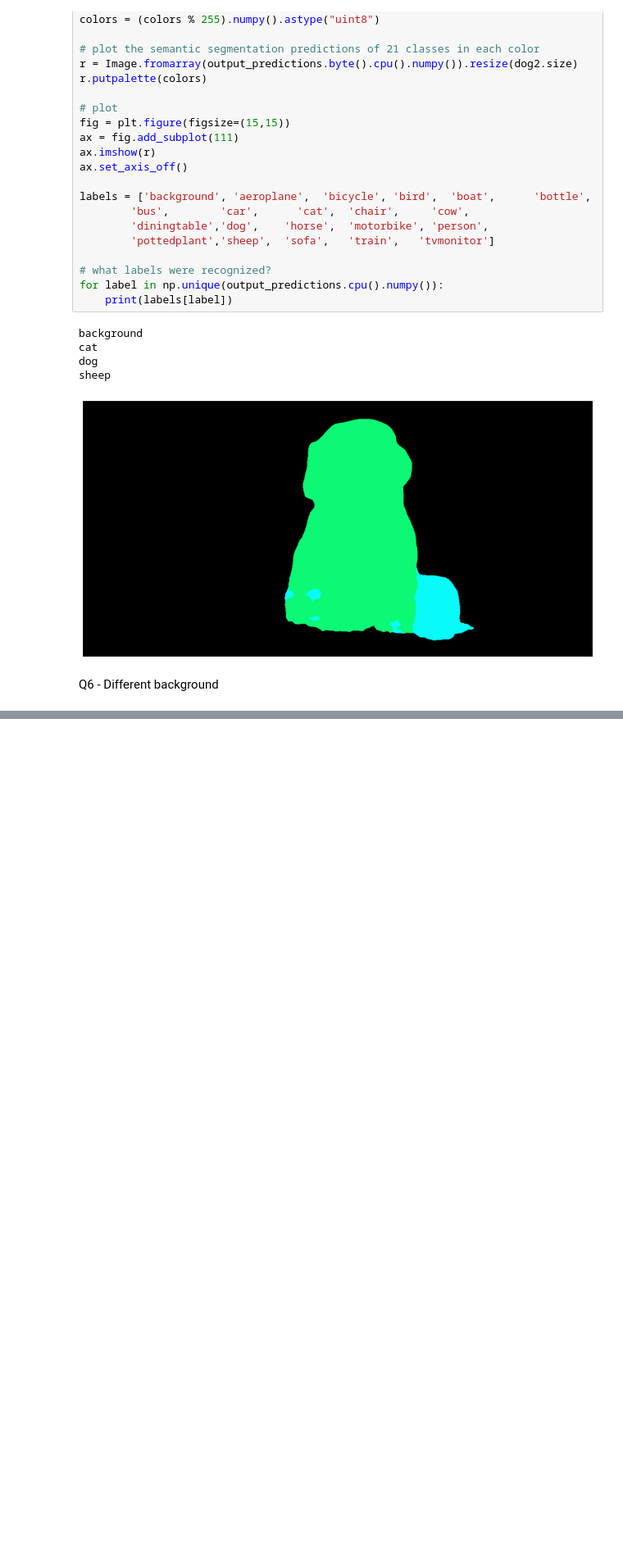
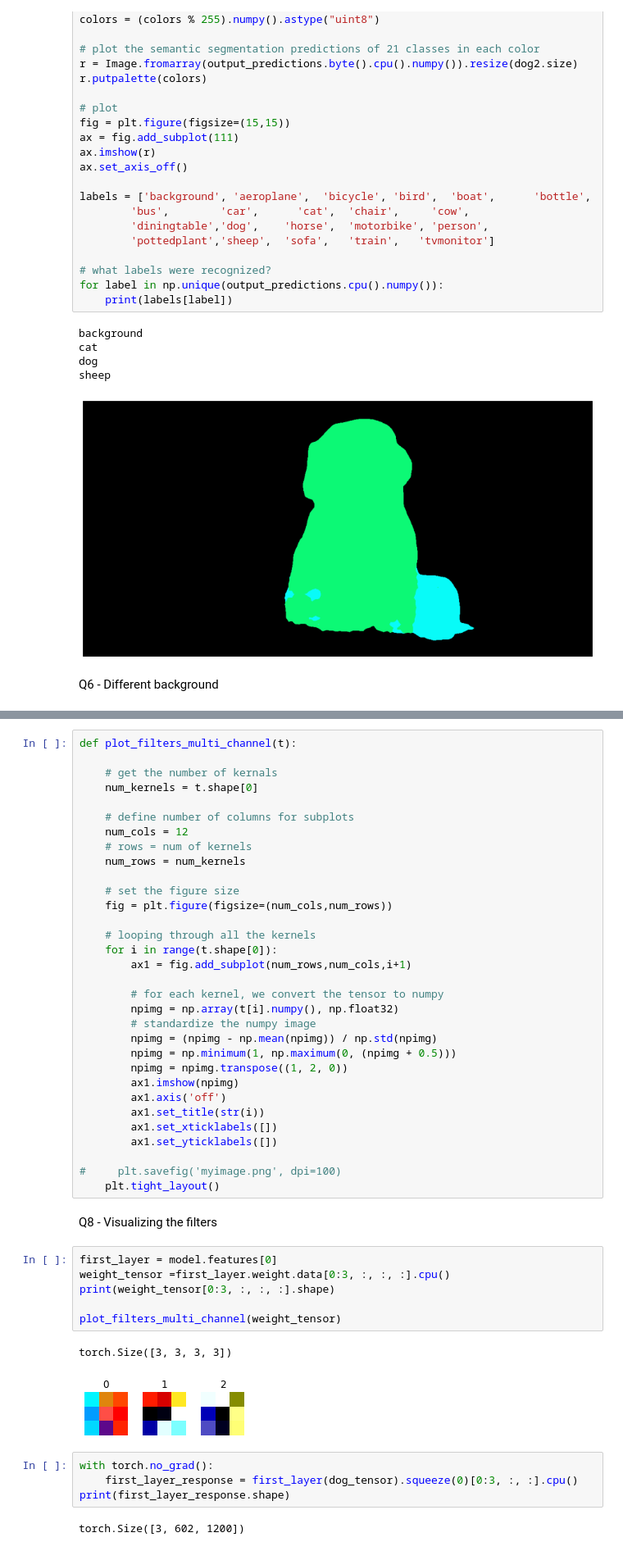
Before and after one commit to Adi-Yuval/Computer-Vision-HW, a Jupyter notebook: ee046746_hw2_classifiers_segmentation/code/ee046746_hw2_part2.ipynb, the cells around one changed output, grey strips where cells are left out. Shown at 82% size. Cells and saved outputs as stored; diff of their text form; blank space fills up the shorter version.

```diff
--- a/ee046746_hw2_classifiers_segmentation/code/ee046746_hw2_part2.ipynb
+++ b/ee046746_hw2_classifiers_segmentation/code/ee046746_hw2_part2.ipynb
@@ -120,0 +139,49 @@ ValueError: could not broadcast input array from shape (602,1200,3) into shape (
+# %%
+def plot_filters_multi_channel(t):
+
+    # get the number of kernals
+    num_kernels = t.shape[0]
+
+    # define number of columns for subplots
+    num_cols = 12
+    # rows = num of kernels
+    num_rows = num_kernels
+
+    # set the figure size
+    fig = plt.figure(figsize=(num_cols,num_rows))
+
+    # looping through all the kernels
+    for i in range(t.shape[0]):
+        ax1 = fig.add_subplot(num_rows,num_cols,i+1)
+
+        # for each kernel, we convert the tensor to numpy
+        npimg = np.array(t[i].numpy(), np.float32)
+        # standardize the numpy image
+        npimg = (npimg - np.mean(npimg)) / np.std(npimg)
+        npimg = np.minimum(1, np.maximum(0, (npimg + 0.5)))
+        npimg = npimg.transpose((1, 2, 0))
+        ax1.imshow(npimg)
+        ax1.axis('off')
+        ax1.set_title(str(i))
+        ax1.set_xticklabels([])
+        ax1.set_yticklabels([])
+
+#     plt.savefig('myimage.png', dpi=100)
+    plt.tight_layout()
+# %% [markdown]
+Q8 - Visualizing the filters
+# %%
+first_layer = model.features[0]
+weight_tensor =first_layer.weight.data[0:3, :, :, :].cpu()
+print(weight_tensor[0:3, :, :, :].shape)
+
+plot_filters_multi_channel(weight_tensor)
+# %% [output]
+torch.Size([3, 3, 3, 3])
+[figure, added]
+# %%
+with torch.no_grad():
+    first_layer_response = first_layer(dog_tensor).squeeze(0)[0:3, :, :].cpu()
+print(first_layer_response.shape)
+# %% [output]
+torch.Size([3, 602, 1200])
```
Also changed, not shown: parts of 19 cells of this notebook, 8 other files.
